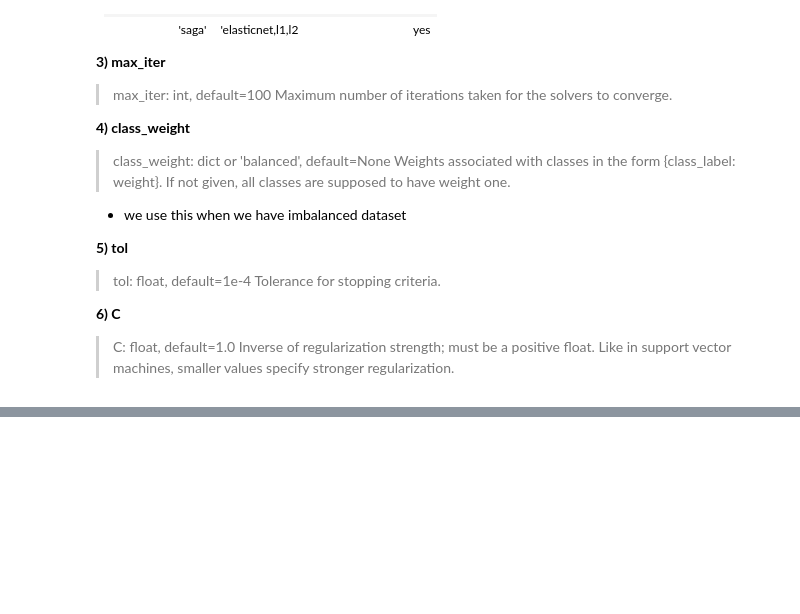
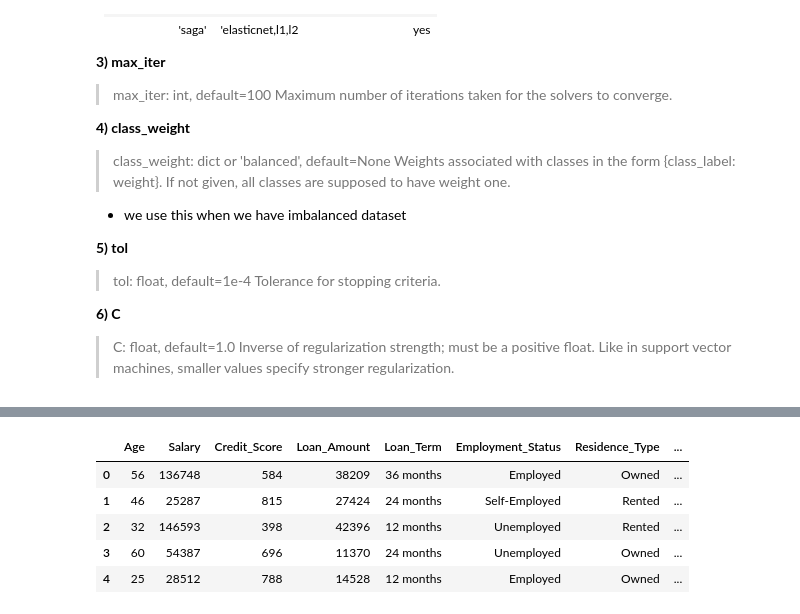
Before and after one commit to Vidyashree-LS/machine-learning-practice, a Jupyter notebook: Logistic_Regression/Logistic_Regression1.ipynb, the cells around one changed output, grey strips where cells are left out. Cells and saved outputs as stored; diff of their text form; code cells hidden in the pictures; blank space fills up the shorter version.

```diff
--- a/Logistic_Regression/Logistic_Regression1.ipynb
+++ b/Logistic_Regression/Logistic_Regression1.ipynb
@@ -39,0 +63,9 @@ model = LogisticRegression()
+# %%
+df.head()
+# %% [output]
+|  | Age | Salary | Credit_Score | Loan_Amount | Loan_Term | Employment_Status | Residence_Type | ... |
+| 0 | 56 | 136748 | 584 | 38209 | 36 months | Employed | Owned | ... |
+| 1 | 46 | 25287 | 815 | 27424 | 24 months | Self-Employed | Rented | ... |
+| 2 | 32 | 146593 | 398 | 42396 | 12 months | Unemployed | Rented | ... |
+| 3 | 60 | 54387 | 696 | 11370 | 24 months | Unemployed | Owned | ... |
+| 4 | 25 | 28512 | 788 | 14528 | 12 months | Employed | Owned | ... |
```
Also changed, not shown: parts of 16 cells of this notebook, 1 other file.
